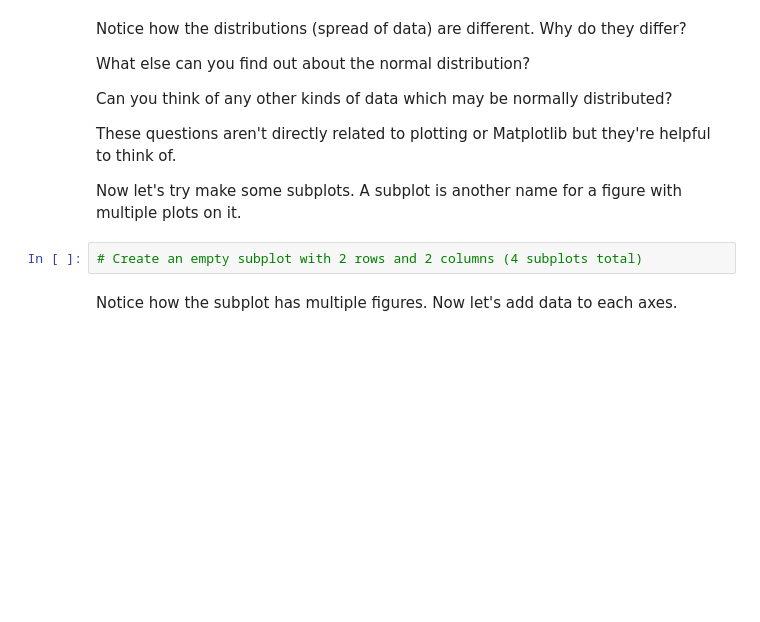
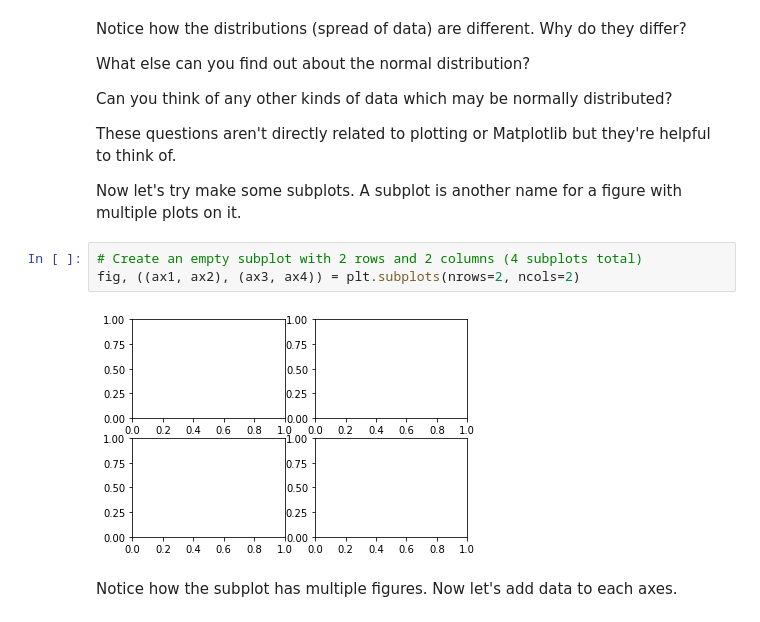
Before and after one commit to pavanskipo/zero-to-mastery-ml, a Jupyter notebook: section-2-data-science-and-ml-tools/matplotlib-exercises.ipynb, the cells around one changed output. Saved outputs shown, nothing was run; the diff lists cells and outputs as text; blank space fills up the shorter version.

```diff
--- a/section-2-data-science-and-ml-tools/matplotlib-exercises.ipynb
+++ b/section-2-data-science-and-ml-tools/matplotlib-exercises.ipynb
@@ -163,6 +189,9 @@ These questions aren't directly related to plotting or Matplotlib but they're he
 Now let's try make some subplots. A subplot is another name for a figure with multiple plots on it.
 # %%
 # Create an empty subplot with 2 rows and 2 columns (4 subplots total)
+fig, ((ax1, ax2), (ax3, ax4)) = plt.subplots(nrows=2, ncols=2)
+# %% [output]
+[figure, added]
 # %% [markdown]
 Notice how the subplot has multiple figures. Now let's add data to each axes.
 # %%
```
Also changed, not shown: parts of 27 cells of this notebook, 1 other file.
